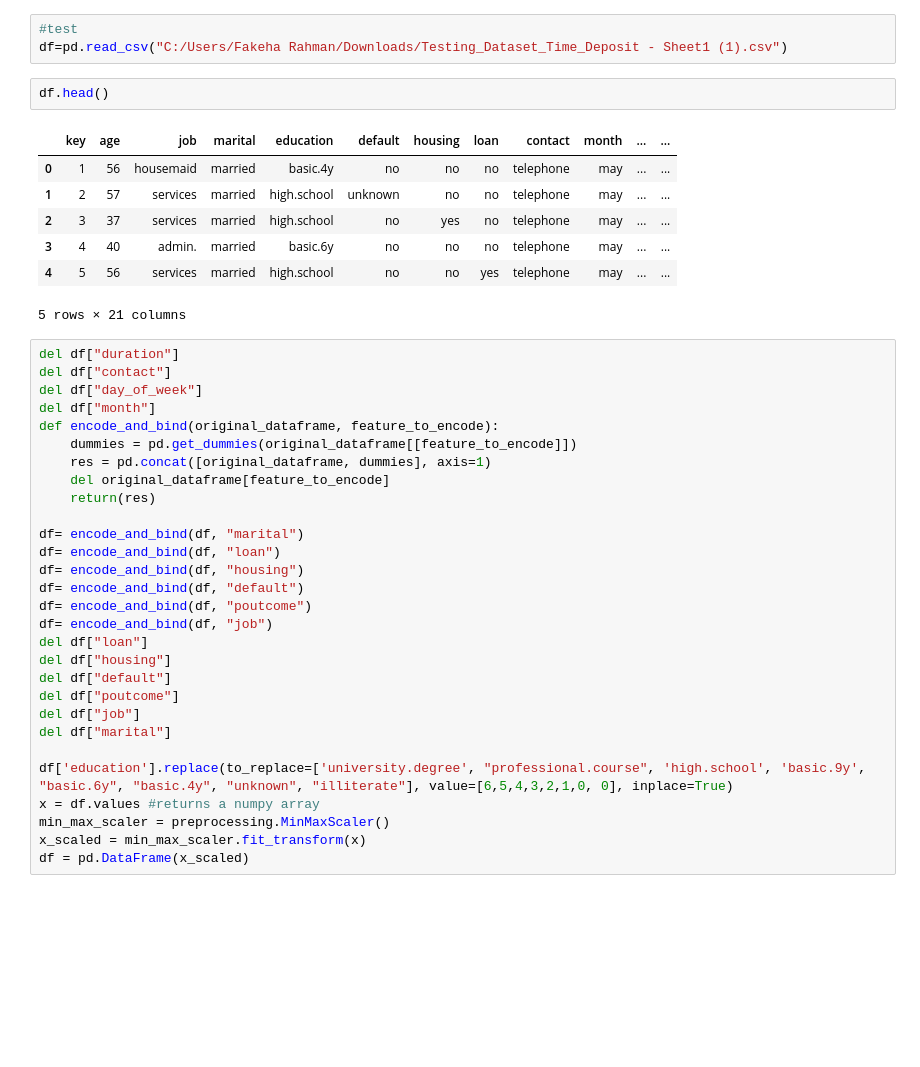
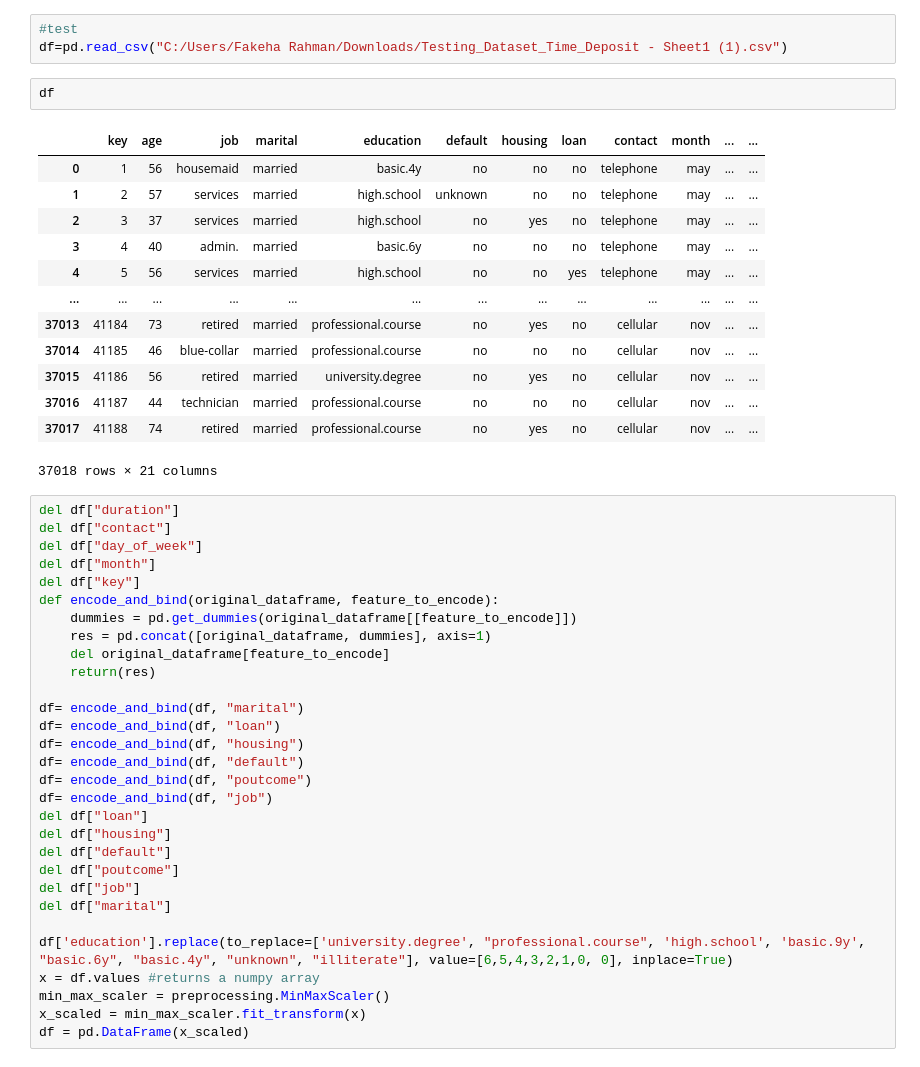
Before and after one commit to fakeharahman/Practice-Deep-learning, a Jupyter notebook: Bank deposit acceptance classification tech geek .ipynb, the cells around one changed output. Cells and saved outputs as stored; diff of their text form; blank space fills up the shorter version.

```diff
--- a/Bank deposit acceptance classification tech geek .ipynb
+++ b/Bank deposit acceptance classification tech geek .ipynb
@@ -486,20 +492,27 @@ plt.show()
 #test
 df=pd.read_csv("C:/Users/Fakeha Rahman/Downloads/Testing_Dataset_Time_Deposit - Sheet1 (1).csv")
 # %%
-df.head()
+df
 # %% [output]
 |  | key | age | job | marital | education | default | housing | loan | contact | month | ... | ... |
 | 0 | 1 | 56 | housemaid | married | basic.4y | no | no | no | telephone | may | ... | ... |
 | 1 | 2 | 57 | services | married | high.school | unknown | no | no | telephone | may | ... | ... |
 | 2 | 3 | 37 | services | married | high.school | no | yes | no | telephone | may | ... | ... |
 | 3 | 4 | 40 | admin. | married | basic.6y | no | no | no | telephone | may | ... | ... |
 | 4 | 5 | 56 | services | married | high.school | no | no | yes | telephone | may | ... | ... |
+| ... | ... | ... | ... | ... | ... | ... | ... | ... | ... | ... | ... | ... |
+| 37013 | 41184 | 73 | retired | married | professional.course | no | yes | no | cellular | nov | ... | ... |
+| 37014 | 41185 | 46 | blue-collar | married | professional.course | no | no | no | cellular | nov | ... | ... |
+| 37015 | 41186 | 56 | retired | married | university.degree | no | yes | no | cellular | nov | ... | ... |
+| 37016 | 41187 | 44 | technician | married | professional.course | no | no | no | cellular | nov | ... | ... |
+| 37017 | 41188 | 74 | retired | married | professional.course | no | yes | no | cellular | nov | ... | ... |
-5 rows × 21 columns
+37018 rows × 21 columns
 # %%
 del df["duration"]
 del df["contact"]
 del df["day_of_week"]
 del df["month"]
+del df["key"]
 def encode_and_bind(original_dataframe, feature_to_encode):
     dummies = pd.get_dummies(original_dataframe[[feature_to_encode]])
     res = pd.concat([original_dataframe, dummies], axis=1)
```
Also changed, not shown: parts of 13 cells of this notebook.
